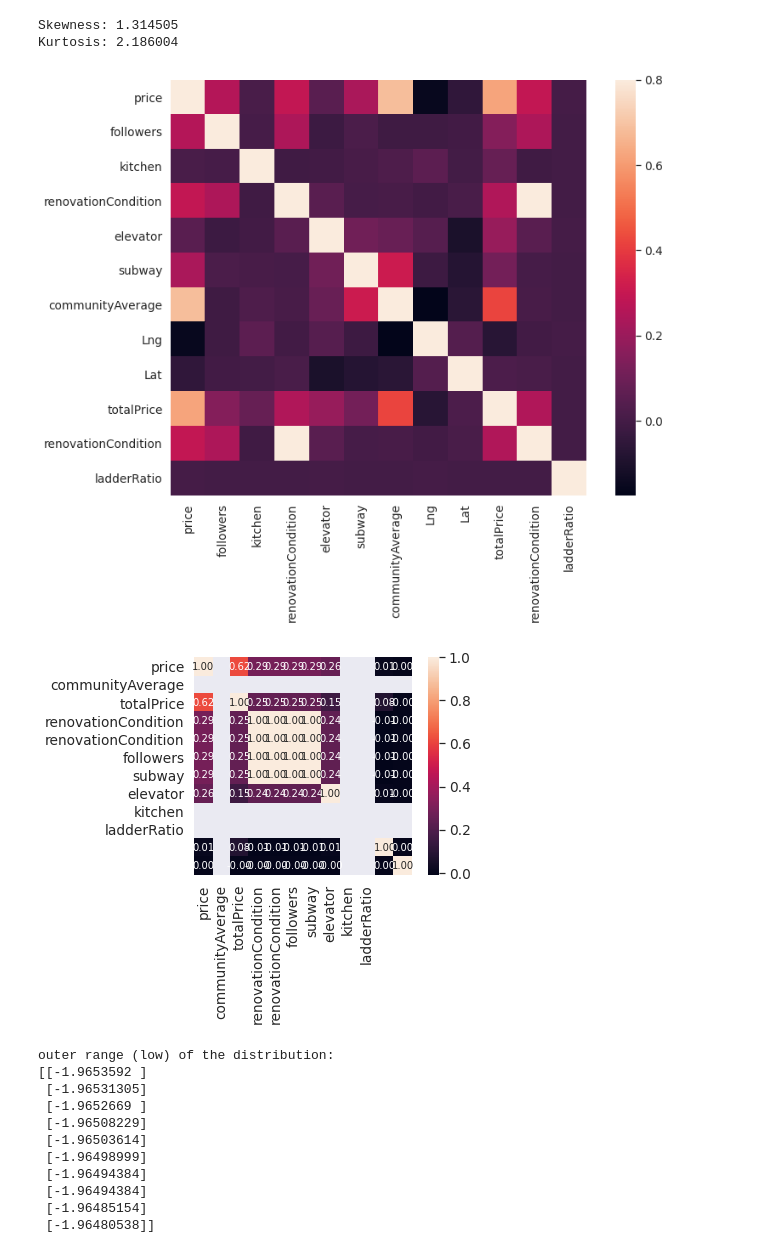
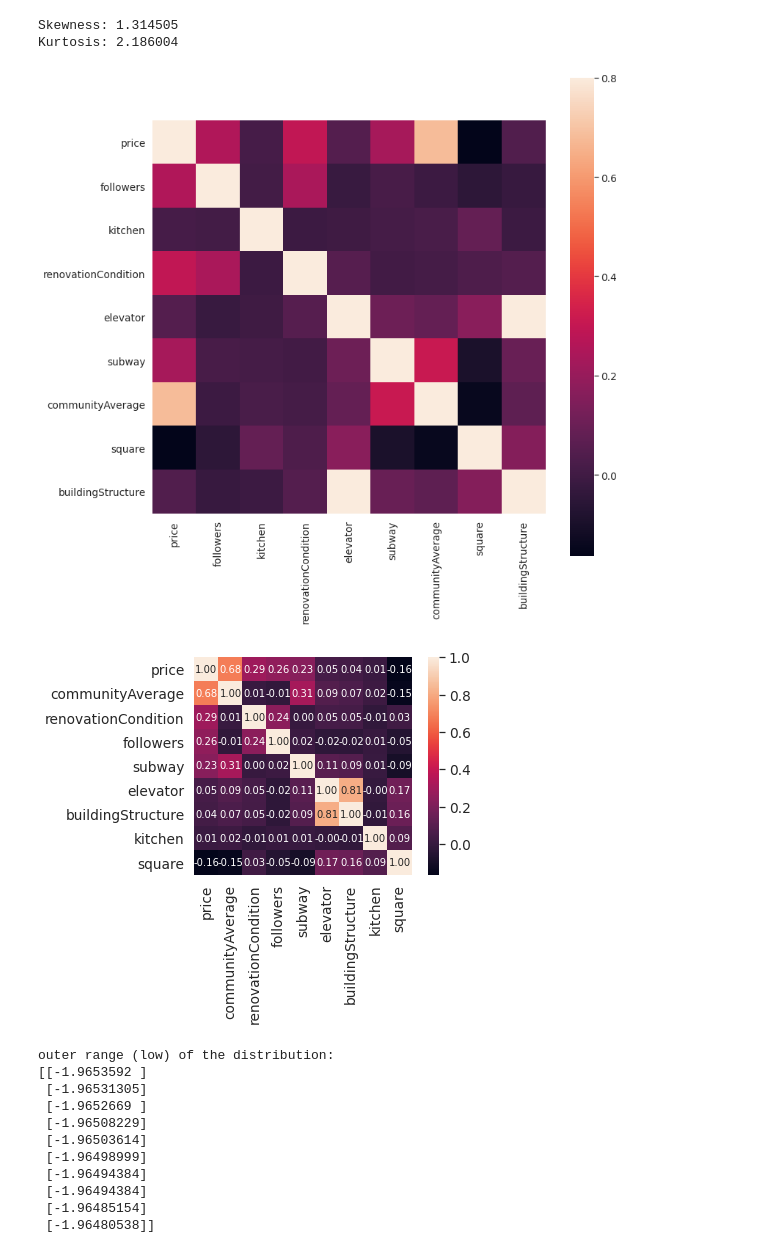
Before and after one commit to LuyuanJimmyWang/price_prediction, a Jupyter notebook: D3_LinearRegression.ipynb, the cells around one changed output. Drawn from its saved outputs; the diff is of its cells as text; code cells hidden in the pictures.

```diff
--- a/D3_LinearRegression.ipynb
+++ b/D3_LinearRegression.ipynb
@@ -77,6 +77,6 @@ sns.distplot(df['price'])
 <matplotlib.axes._subplots.AxesSubplot at 0x...>
 [figure]
 # %%
-df = df[['price','followers', 'kitchen', 'renovationCondition', 'elevator', 'subway', 'communityAverage', 'Lng', 'Lat',  'totalPrice', 'livingRoom', 'drawingRoom', 'bathRoom',  'constructionTime', 'renovationCondition','ladderRatio']]
+df = df[['price','followers', 'kitchen', 'renovationCondition', 'elevator', 'subway', 'communityAverage', 'livingRoom', 'drawingRoom', 'bathRoom', 'square','buildingStructure']]
 df.head()
 # %% [output]
@@ -139,11 +133,11 @@ Kurtosis: 2.186004
 # %%
 #correlation matrix
 import matplotlib.pyplot as plt
 corrmat = df.corr()
-f, ax = plt.subplots(figsize=(12, 9))
+f, ax = plt.subplots(figsize=(12, 12))
 sns.heatmap(corrmat, vmax=.8, square=True);
 # %% [output]
-[figure, old version]
+[figure, new version]
 # %%
 #saleprice correlation matrix
 k = 10 #number of variables for heatmap
@@ -153,7 +147,7 @@ sns.set(font_scale=1.25)
 hm = sns.heatmap(cm, cbar=True, annot=True, square=True, fmt='.2f', annot_kws={'size': 10}, yticklabels=cols.values, xticklabels=cols.values)
 plt.show()
 # %% [output]
-[figure, old version]
+[figure, new version]
 # %%
 #scatterplot
 # sns.set()
```
Also changed, not shown: parts of 8 cells of this notebook.
